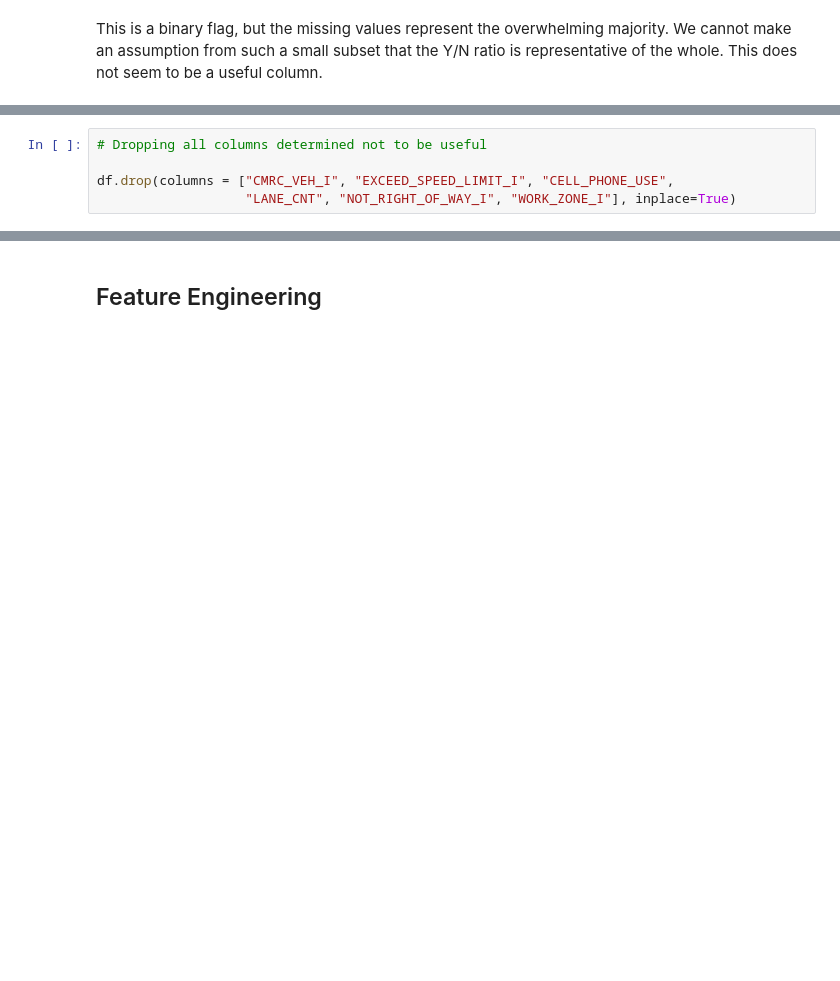
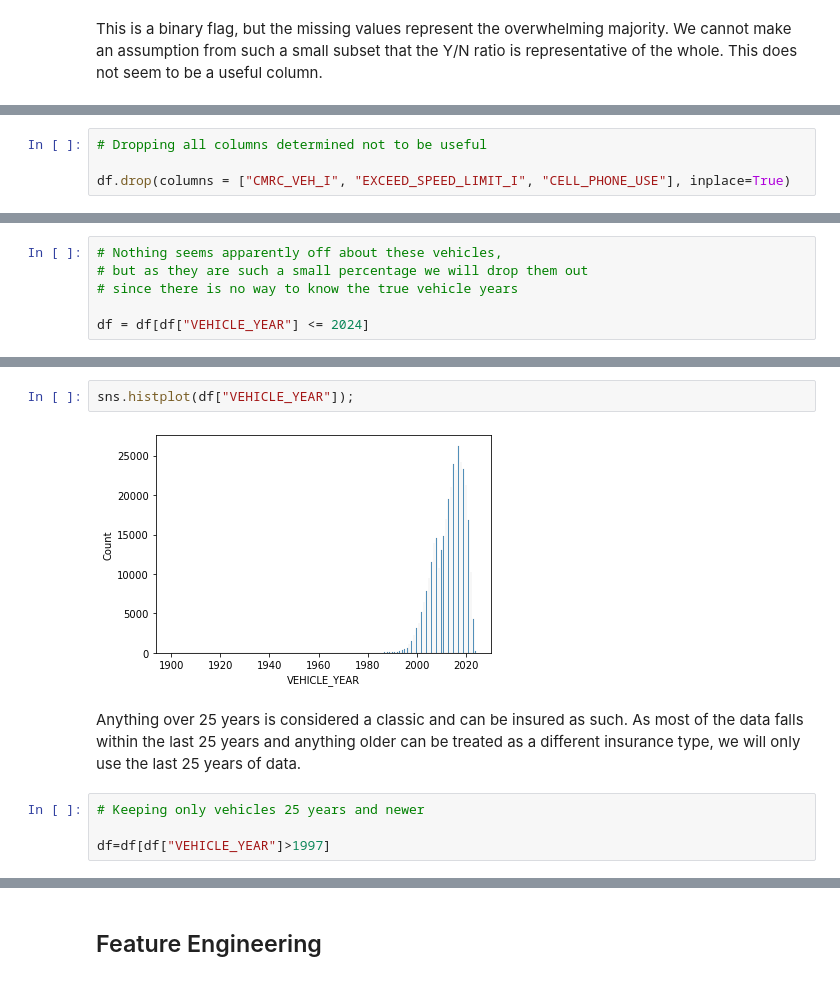
Before and after one commit to dangrosen/Chicago-Car-Accidents, a Jupyter notebook: notebook-Dan.ipynb, the cells around one changed output, grey strips where cells are left out. Drawn from its saved outputs; the diff is of its cells as text; blank space fills up the shorter version.

```diff
--- a/notebook-Dan.ipynb
+++ b/notebook-Dan.ipynb
@@ -336,8 +271,7 @@ This is a binary flag, but the missing values represent the overwhelming majorit
 # %%
 # Dropping all columns determined not to be useful
 
-df.drop(columns = ["CMRC_VEH_I", "EXCEED_SPEED_LIMIT_I", "CELL_PHONE_USE",
-                   "LANE_CNT", "NOT_RIGHT_OF_WAY_I", "WORK_ZONE_I"], inplace=True)
+df.drop(columns = ["CMRC_VEH_I", "EXCEED_SPEED_LIMIT_I", "CELL_PHONE_USE"], inplace=True)
 # %%
 #Sanity Check
 
@@ -376,0 +346,6 @@ Something needs to be done with VEHICLE_YEAR
+# %%
+# Nothing seems apparently off about these vehicles,
+# but as they are such a small percentage we will drop them out
+# since there is no way to know the true vehicle years
+
+df = df[df["VEHICLE_YEAR"] <= 2024]
@@ -376,0 +369,10 @@ Something needs to be done with VEHICLE_YEAR
+# %%
+sns.histplot(df["VEHICLE_YEAR"]);
+# %% [output]
+[figure, added]
+# %% [markdown]
+Anything over 25 years is considered a classic and can be insured as such. As most of the data falls within the last 25 years and anything older can be treated as a different insurance type, we will only use the last 25 years of data.
+# %%
+# Keeping only vehicles 25 years and newer
+
+df=df[df["VEHICLE_YEAR"]>1997]
```
Also changed, not shown: parts of 371 cells of this notebook.
